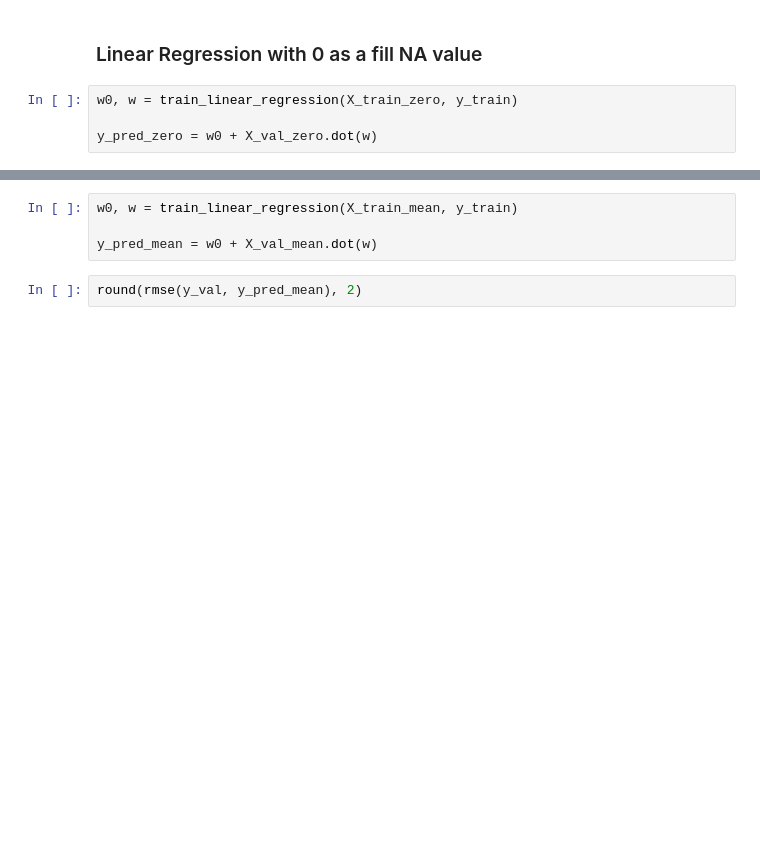
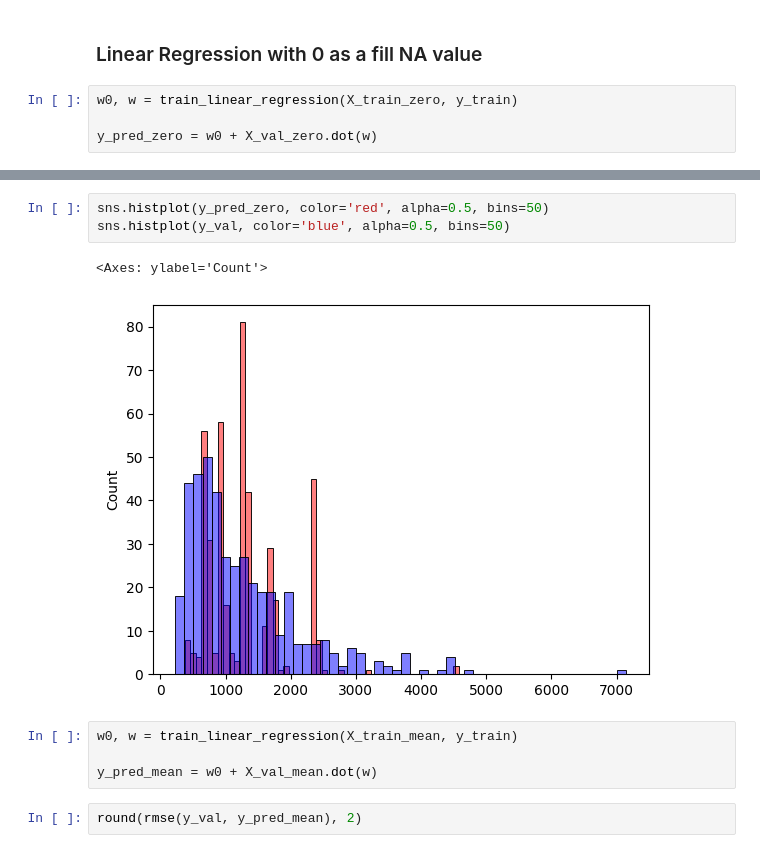
Before and after one commit to DRPproton/ml-zoomcamp_2024, a Jupyter notebook: week-2/homework2.ipynb, the cells around one changed output, grey strips where cells are left out. Saved outputs shown, nothing was run; the diff lists cells and outputs as text; blank space fills up the shorter version.

```diff
--- a/week-2/homework2.ipynb
+++ b/week-2/homework2.ipynb
@@ -203,5 +208,11 @@ round(rmse(y_val, y_pred_zero), 2)
 # %% [output]
 np.float64(597.36)
+# %%
+sns.histplot(y_pred_zero, color='red', alpha=0.5, bins=50)
+sns.histplot(y_val, color='blue', alpha=0.5, bins=50)
+# %% [output]
+<Axes: ylabel='Count'>
+[figure, added]
 # %%
 w0, w = train_linear_regression(X_train_mean, y_train)
 
```
Also changed, not shown: parts of 6 cells of this notebook.
